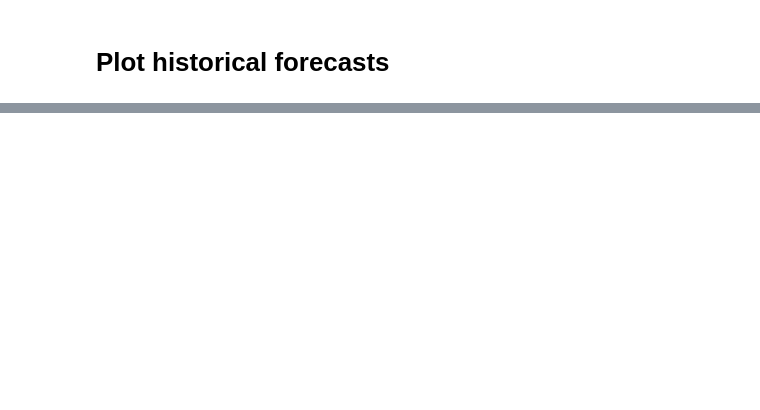
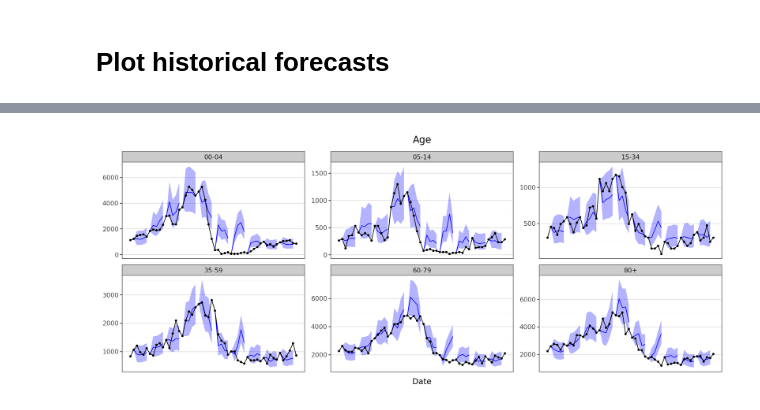
Before and after one commit to dwolffram/SARI-ML, a Jupyter notebook: notebooks/compute_hfc_tsmixer.ipynb, the cells around one changed output, grey strips where cells are left out. Cells and saved outputs as stored; diff of their text form; code cells hidden in the pictures; blank space fills up the shorter version.

```diff
--- a/notebooks/compute_hfc_tsmixer.ipynb
+++ b/notebooks/compute_hfc_tsmixer.ipynb
@@ -184,0 +199,4 @@ else:
+# %%
+plot_forecasts(df_plot, 'age', start=2)
+# %% [output]
+[figure, added]
```
Also changed, not shown: parts of 19 cells of this notebook, 5 other files.
